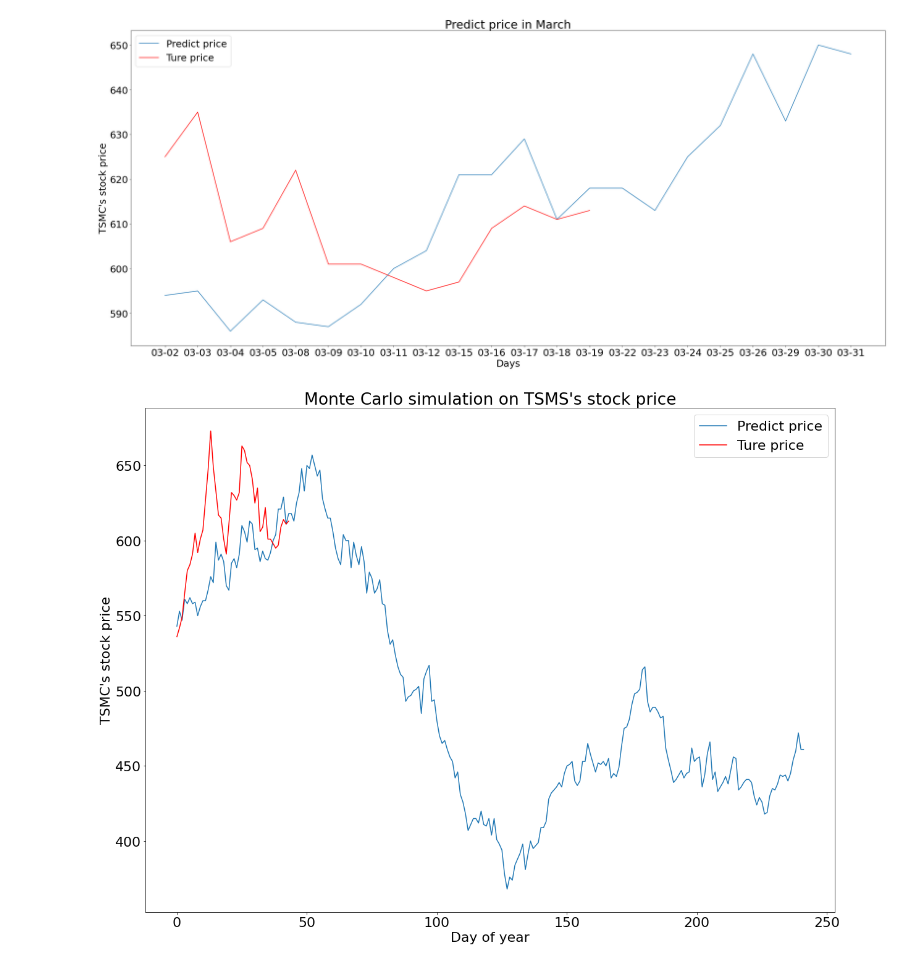
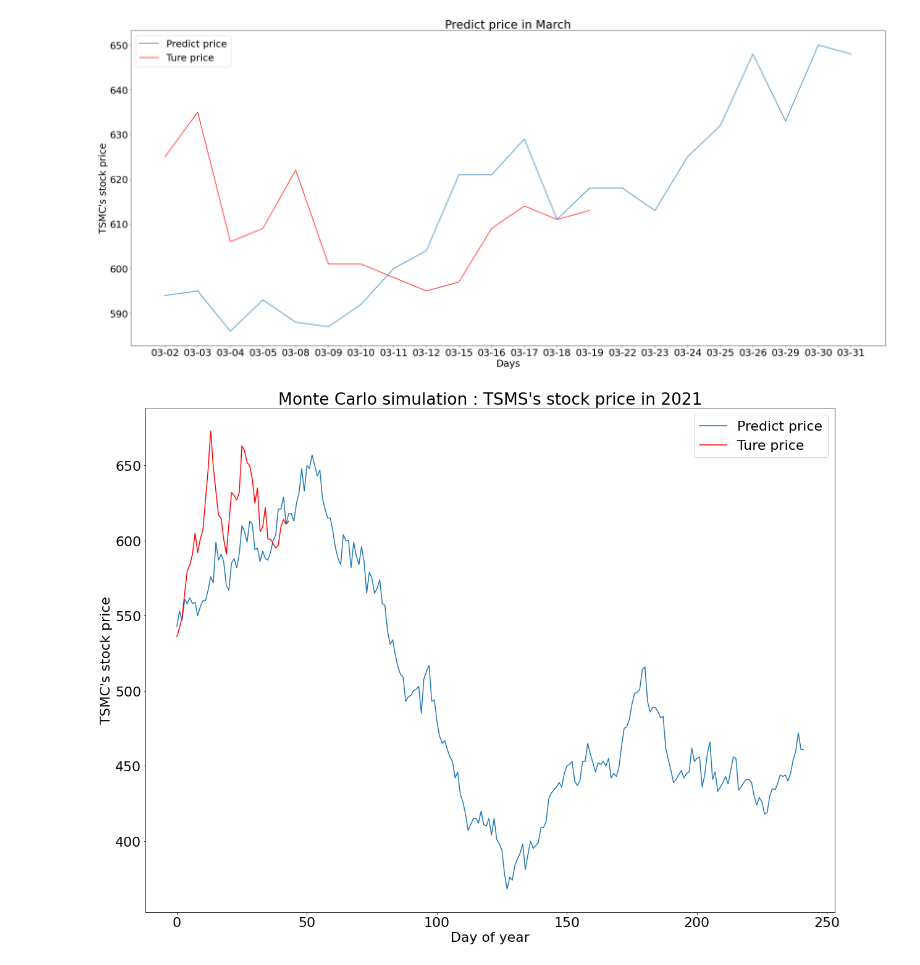
Before and after one commit to Joshuahuang55/Monter-Carlo-Stock-predict, a Jupyter notebook: Monte carlo simulation.ipynb, the cells around one changed output. Drawn from its saved outputs; the diff is of its cells as text; code cells hidden in the pictures.

```diff
--- a/Monte carlo simulation.ipynb
+++ b/Monte carlo simulation.ipynb
@@ -148,13 +148,13 @@ Text(0.5, 1.0, 'Predict price in March')
 # %%
 # Visualization
 plt.rcParams.update({'font.size': 22})
 plt.figure(figsize=(20,15))
 plt.plot(stock_price_predict, label = "Predict price")
 plt.plot(stock_price_2021 , color = "r" , label = "Ture price")
 plt.xlabel("Day of year")
 plt.ylabel("TSMC's stock price")
-plt.title("Monte Carlo simulation on TSMS's stock price")
+plt.title("Monte Carlo simulation : TSMS's stock price in 2021")
 plt.legend()
 plt.show()
 # %% [output]
-[figure, old version]
+[figure, new version]
```
